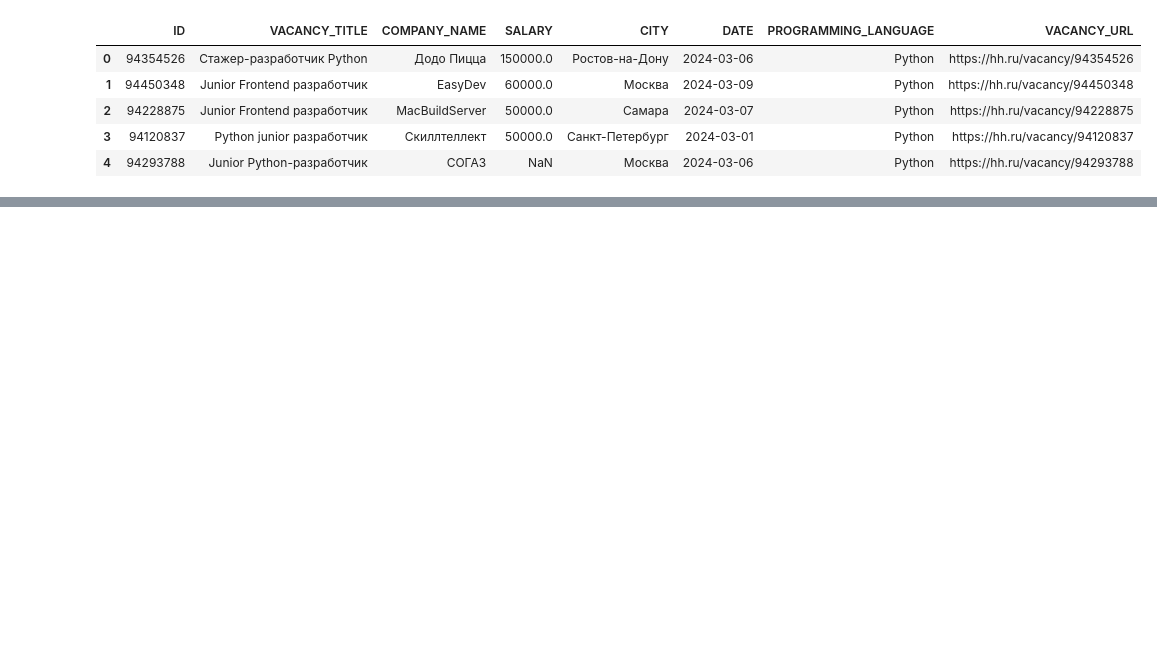
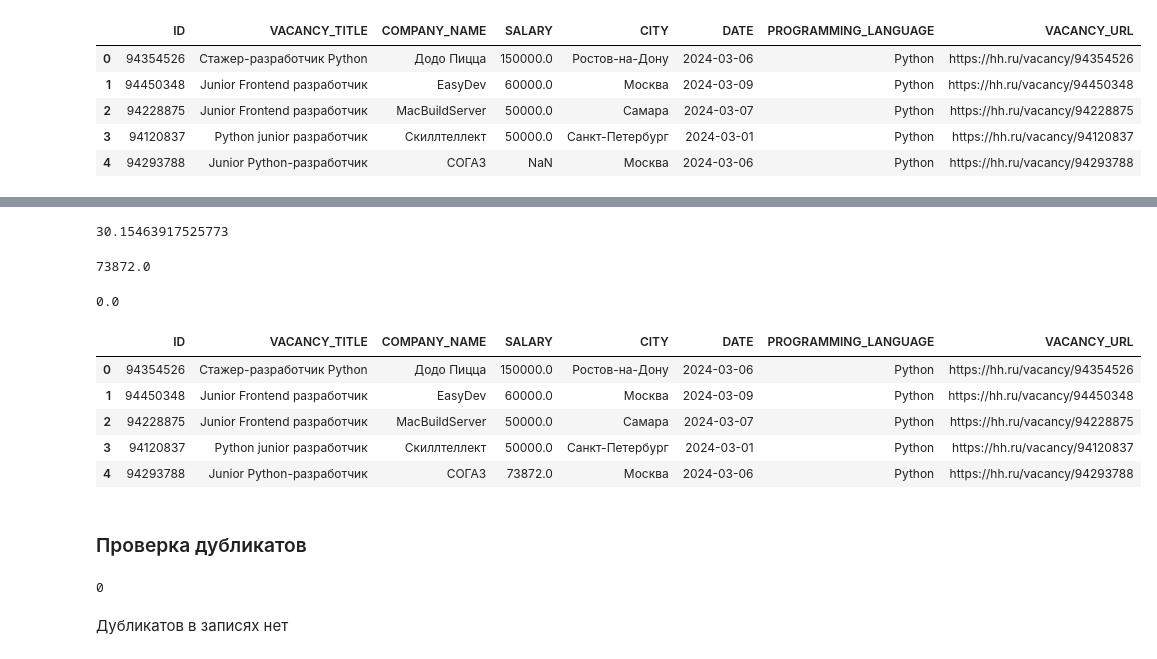
Before and after one commit to sariya23/analysis_hh_vacancies, a Jupyter notebook: main.ipynb, the cells around one changed output, grey strips where cells are left out. Drawn from its saved outputs; the diff is of its cells as text; code cells hidden in the pictures; blank space fills up the shorter version.

```diff
--- a/main.ipynb
+++ b/main.ipynb
@@ -13,0 +22,33 @@ df.head()
+# %%
+(df['SALARY'].isna().sum()) / len(df) * 100
+# %% [output]
+30.15463917525773
+# %%
+avg_salary = df["SALARY"].mean().round()
+# %%
+avg_salary
+# %% [output]
+73872.0
+# %%
+df["SALARY"] = df["SALARY"].fillna(avg_salary)
+# %%
+(df['SALARY'].isna().sum()) / len(df) * 100
+# %% [output]
+0.0
+# %%
+df.head()
+# %% [output]
+|  | ID | VACANCY_TITLE | COMPANY_NAME | SALARY | CITY | DATE | PROGRAMMING_LANGUAGE | VACANCY_URL |
+| 0 | 94354526 | Стажер-разработчик Python | Додо Пицца | 150000.0 | Ростов-на-Дону | 2024-03-06 | Python | https://hh.ru/vacancy/94354526 |
+| 1 | 94450348 | Junior Frontend разработчик | EasyDev | 60000.0 | Москва | 2024-03-09 | Python | https://hh.ru/vacancy/94450348 |
+| 2 | 94228875 | Junior Frontend разработчик | MacBuildServer | 50000.0 | Самара | 2024-03-07 | Python | https://hh.ru/vacancy/94228875 |
+| 3 | 94120837 | Python junior разработчик | Скиллтеллект | 50000.0 | Санкт-Петербург | 2024-03-01 | Python | https://hh.ru/vacancy/94120837 |
+| 4 | 94293788 | Junior Python-разработчик | СОГАЗ | 73872.0 | Москва | 2024-03-06 | Python | https://hh.ru/vacancy/94293788 |
+# %% [markdown]
+### Проверка дубликатов
+# %%
+df.duplicated().sum()
+# %% [output]
+0
+# %% [markdown]
+Дубликатов в записях нет
```
Also changed, not shown: parts of 17 cells of this notebook, 1 other file.
